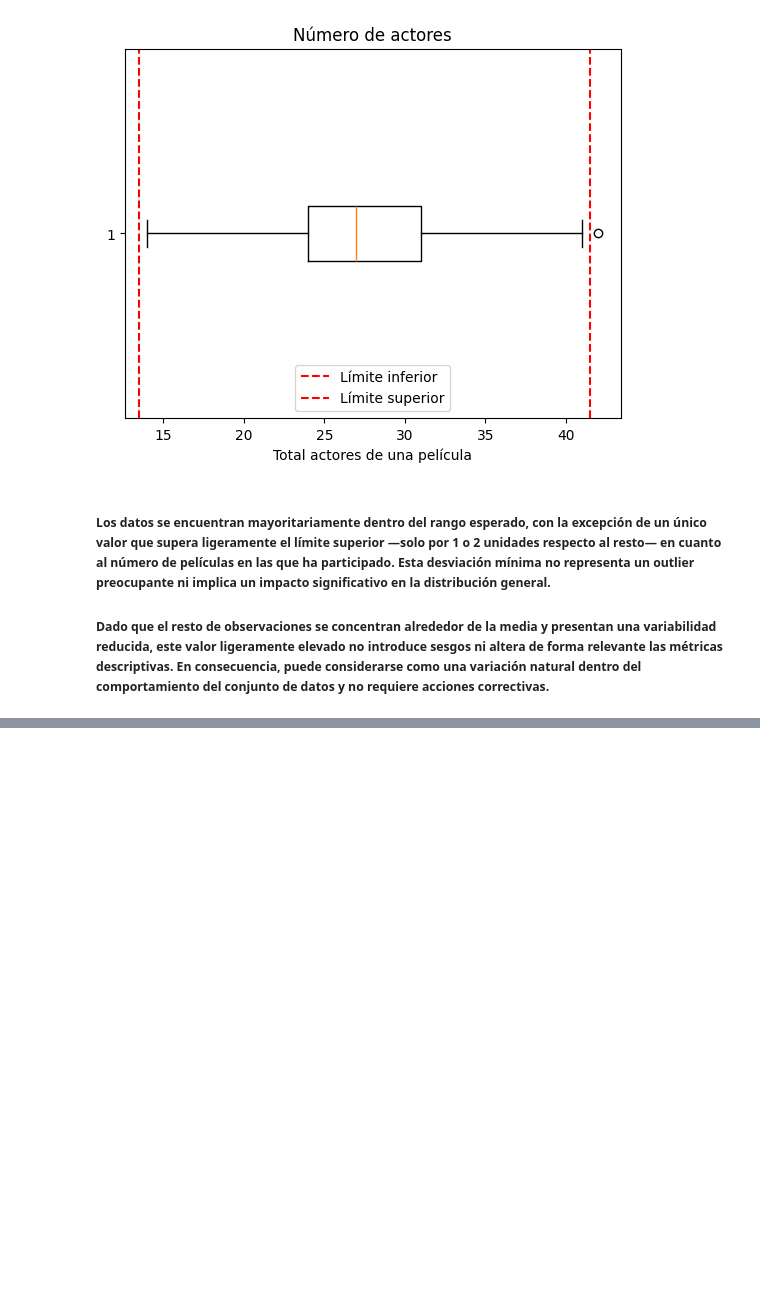
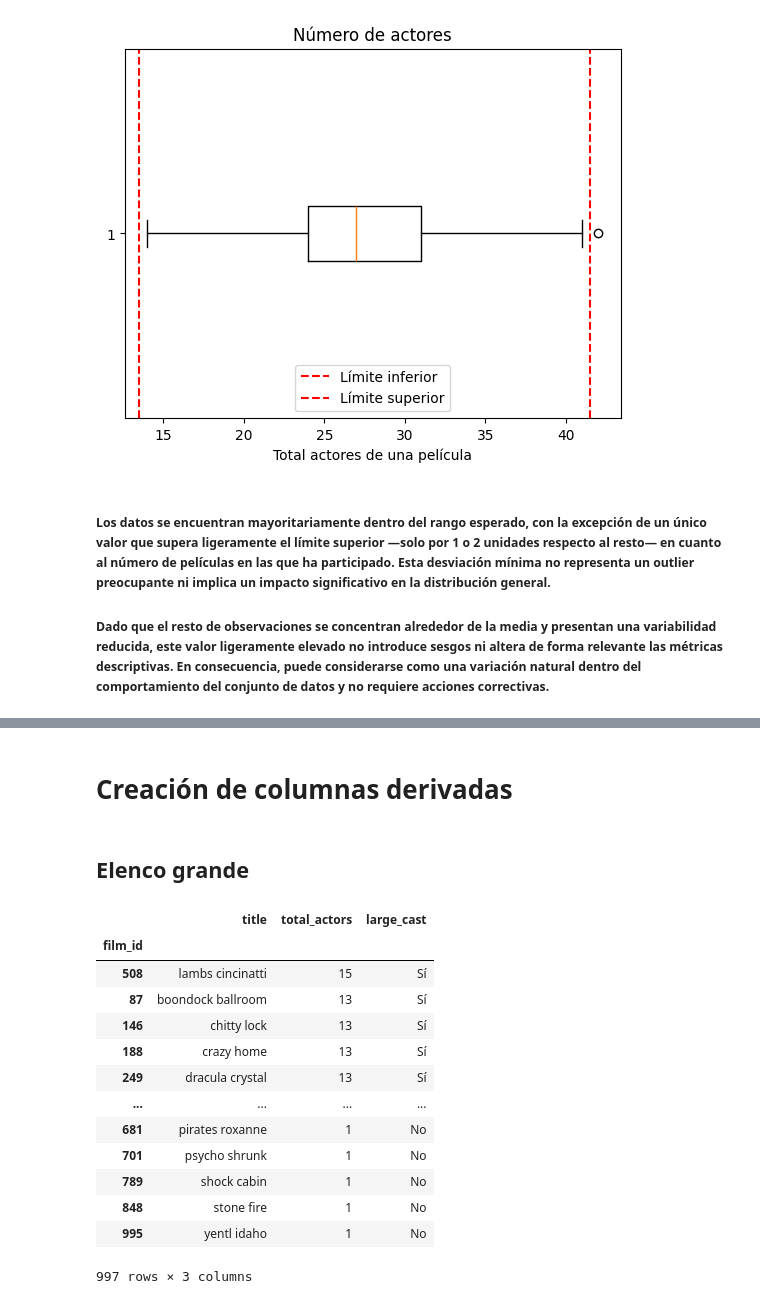
Before and after one commit to JaimeAmuedoJAH/consulta-analisis-datos-sakila, a Jupyter notebook: notebook/ProyectoIII_dataframe3.ipynb, the cells around one changed output, grey strips where cells are left out. Cells and saved outputs as stored; diff of their text form; code cells hidden in the pictures; blank space fills up the shorter version.

```diff
--- a/notebook/ProyectoIII_dataframe3.ipynb
+++ b/notebook/ProyectoIII_dataframe3.ipynb
@@ -146,0 +199,4 @@ plt.show()
+# %% [markdown]
+# Creación de columnas derivadas
+# %% [markdown]
+## Elenco grande
@@ -146,0 +205,17 @@ plt.show()
+# %%
+df_elenco_copy
+# %% [output]
+|  | title | total_actors | large_cast |
+| film_id |  |  |  |
+| 508 | lambs cincinatti | 15 | Sí |
+| 87 | boondock ballroom | 13 | Sí |
+| 146 | chitty lock | 13 | Sí |
+| 188 | crazy home | 13 | Sí |
+| 249 | dracula crystal | 13 | Sí |
+| ... | ... | ... | ... |
+| 681 | pirates roxanne | 1 | No |
+| 701 | psycho shrunk | 1 | No |
+| 789 | shock cabin | 1 | No |
+| 848 | stone fire | 1 | No |
+| 995 | yentl idaho | 1 | No |
+997 rows × 3 columns
```
Also changed, not shown: parts of 13 cells of this notebook, 1 other file.
